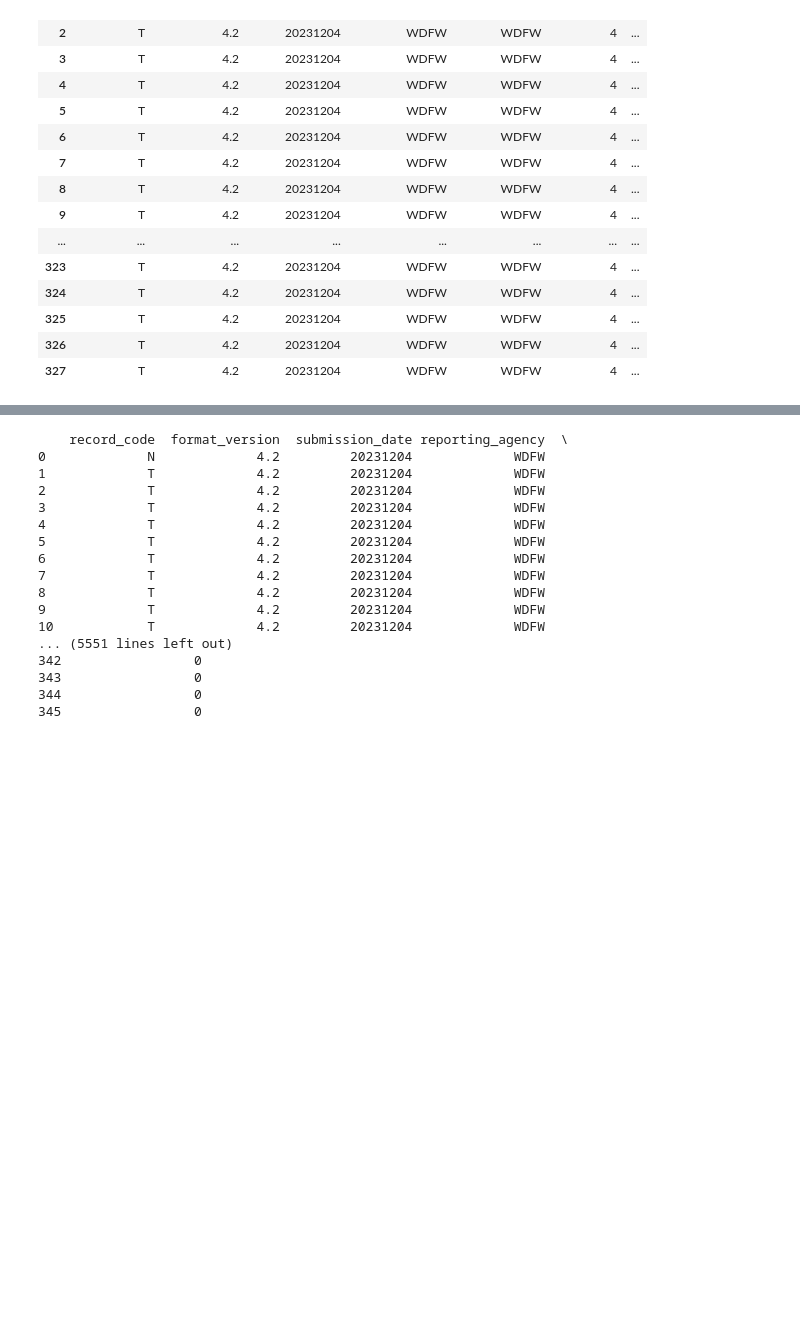
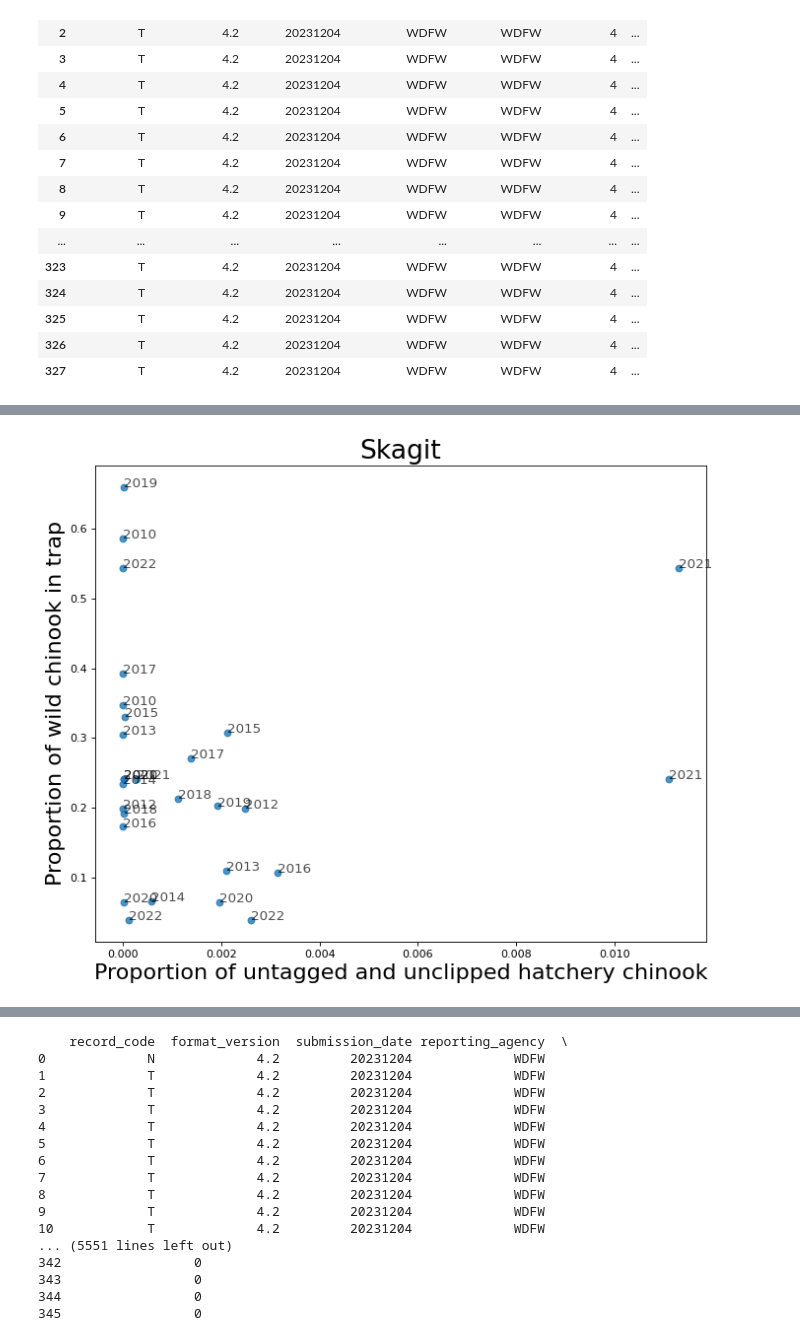
Before and after one commit to maria-kuruvilla/pied_piper, a Jupyter notebook: skagit_rmis.ipynb, the cells around one changed output, grey strips where cells are left out. Cells and saved outputs as stored; diff of their text form; code cells hidden in the pictures; blank space fills up the shorter version.

Commit message:
made skagit rmis figures

```diff
--- a/skagit_rmis.ipynb
+++ b/skagit_rmis.ipynb
@@ -218,0 +142,27 @@ with pd.option_context('display.max_rows', None, 'display.max_columns', None):
+# %%
+coho1_list = df_merged['Date'][~np.isnan(df_merged['total_coho1_release'])]
+chinook0_list = df_merged['Date'][~np.isnan(df_merged['total_chinook0_release'])]
+# %%
+#find max hatchery between release and 50 days later
+chinook0_hatchery_list = []
+chinook0_wild_list = []
+chinook0_prop_wild_list = []
+fig = plt.figure(figsize=(15,10))
+for i in chinook0_list.index:
+    print(i)
+    if len(df_merged['chinook0_hatchery_num']) < i+50:
+        length_dataframe =  len(df_merged['chinook0_hatchery_num'])
+    else:
+        length_dataframe = i+50
+    print(length_dataframe)
+    if np.isnan(np.max(df_merged['chinook0_hatchery_num'][i:length_dataframe])):
+        continue
+    else:
+        index = df_merged['chinook0_hatchery_num'][df_merged['chinook0_hatchery_num']==
+                                                np.max(df_merged['chinook0_hatchery_num'][i:length_dataframe])].index[0]
+
+
+    chinook0_hatchery_list.append(df_merged['chinook0_hatchery_num'][index])
+    chinook0_wild_list.append(df_merged['chinook0_wild_num'][index])
+    chinook0_prop_wild_list.append(df_merged['chinook0_wild_num'][index]/(
+        df_merged['chinook0_hatchery_num'][index]+df_merged['chinook0_wild_num'][index]))
@@ -218,0 +188,18 @@ with pd.option_context('display.max_rows', None, 'display.max_columns', None):
+# %%
+plt.figure(figsize=(10, 8), dpi=80)
+plt.scatter(df_merged['prop_unmarked_chinook0'][chinook0_list.index], chinook0_prop_wild_list, alpha = 0.8)
+plt.xlabel('Proportion of untagged and unclipped hatchery chinook', fontsize =20)
+plt.ylabel('Proportion of wild chinook in trap', fontsize = 20)
+plt.title('Skagit', fontsize = 24)
+for i in range(len(chinook0_list.index)):
+    if np.isnan(df_merged['year'][chinook0_list.index[i]]):
+        print("is nan")
+        year = df_merged['Date'].dt.year[chinook0_list.index[i]]
+    else:
+        year = df_merged['year'][chinook0_list.index[i]]
+#     print(year)
+    plt.annotate(int(year),(
+    df_merged['prop_unmarked_chinook0'][chinook0_list.index[i]], chinook0_prop_wild_list[i]), fontsize = 12, alpha = 0.7)
+plt.savefig(output_string + 'proportion_unmarked_chinook.jpeg')
+# %% [output]
+[figure, added]
```
Also changed, not shown: parts of 22 cells of this notebook.
